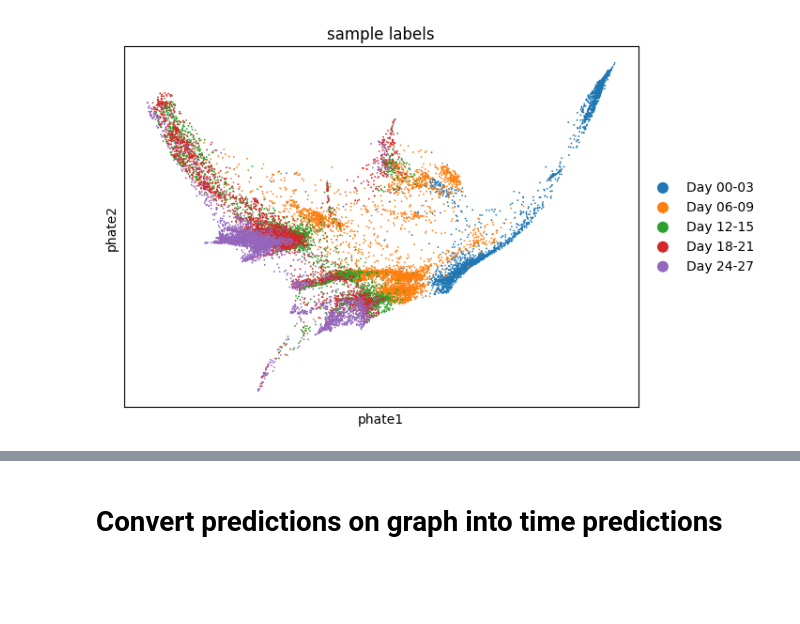
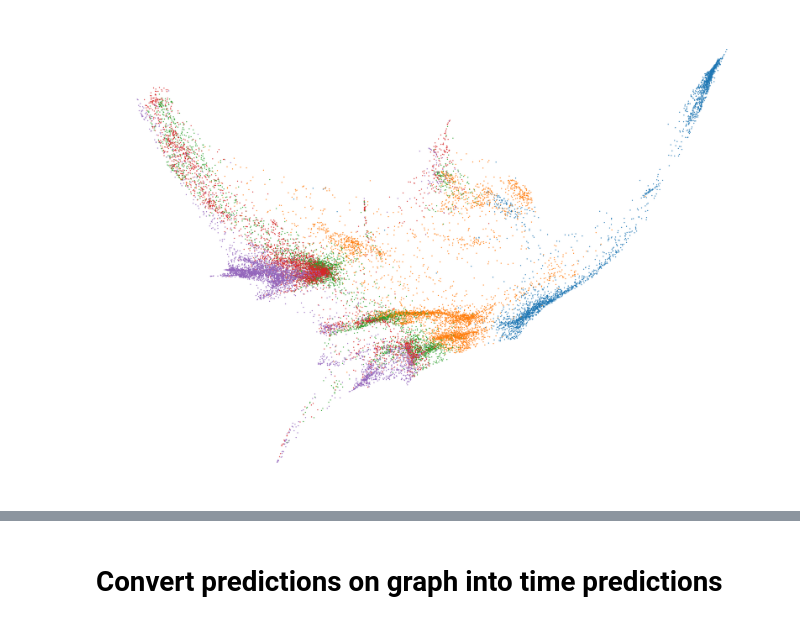
Before and after one commit to KacperWyrwal/topological-flow-matching, a Jupyter notebook: datasets/single_cell/prepare_data.ipynb, the cells around one changed output, grey strips where cells are left out. Drawn from its saved outputs; the diff is of its cells as text; code cells hidden in the pictures; blank space fills up the shorter version.

```diff
--- a/datasets/single_cell/prepare_data.ipynb
+++ b/datasets/single_cell/prepare_data.ipynb
@@ -11,7 +44,25 @@ if not os.path.exists("./ebdata_v3.h5ad"):
     download_single_cell_data(data_dir='./')
 
 adata = sc.read_h5ad("./ebdata_v3.h5ad")
-# %%
-sc.pl.scatter(adata, basis="phate", color="sample_labels")
-# %% [output]
-[figure, removed]
+# %%
+ax = sc.pl.scatter(
+    adata,
+    basis="phate",
+    color="sample_labels",
+    # ax=ax,
+    frameon=False,
+    title="",
+    show=False,
+    size=1.5,
+)
+bbox_in = ax.get_window_extent().transformed(ax.figure.dpi_scale_trans.inverted())
+width_in, height_in = bbox_in.width, bbox_in.height
+HEIGHT_OVER_WIDTH_LEGEND = height_in / width_in
+
+
+ax.legend_.remove()
+bbox_in = ax.get_window_extent().transformed(ax.figure.dpi_scale_trans.inverted())
+width_in, height_in = bbox_in.width, bbox_in.height
+HEIGHT_OVER_WIDTH_NO_LEGEND = height_in / width_in
+# %% [output]
+[figure, added]
```
Also changed, not shown: parts of 10 cells of this notebook, 14 other files.
